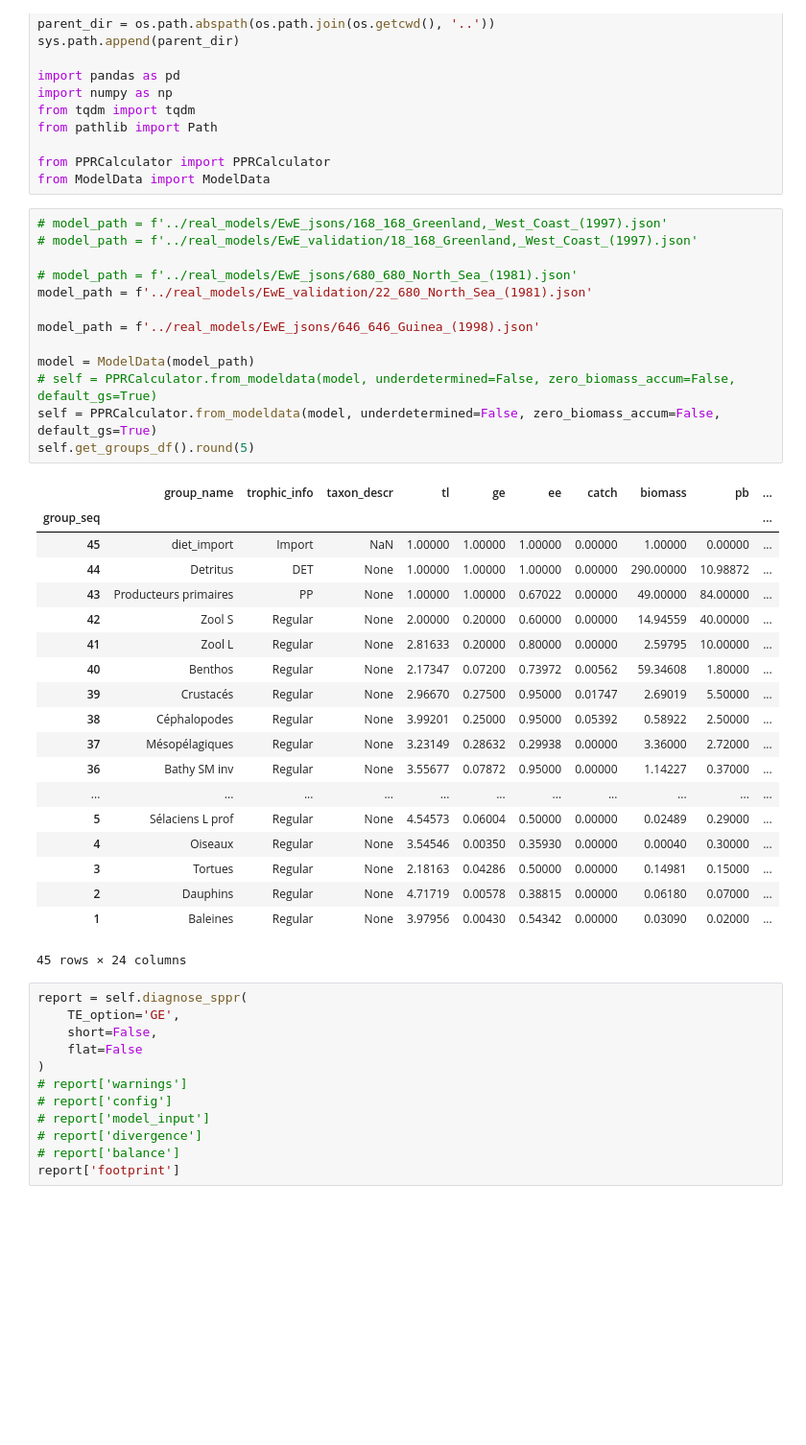
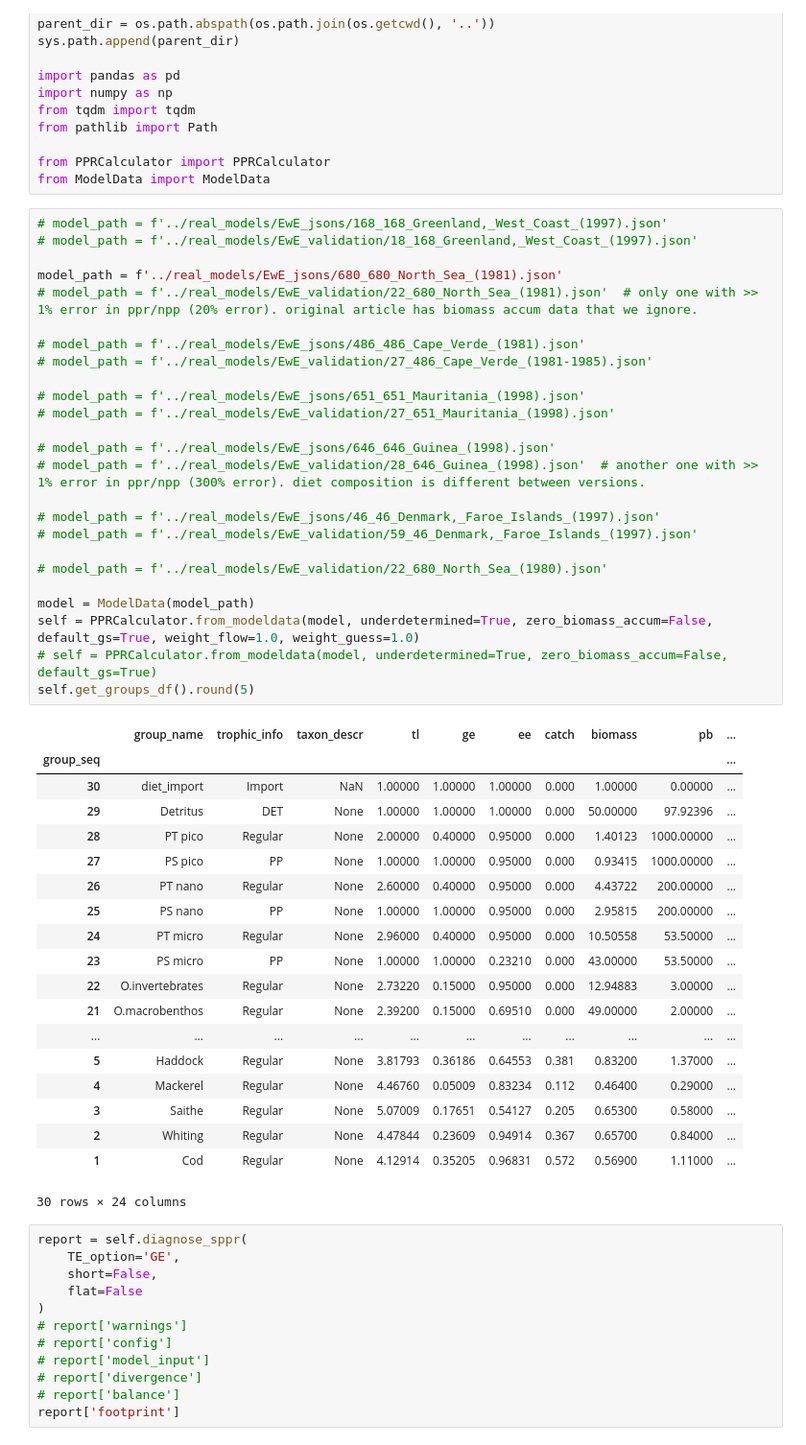
Before and after one commit to idocarmel1/PPREstimation, a Jupyter notebook: notebooks/extraction_validation.ipynb, the cells around one changed output. Shown at 96% size. Saved outputs shown, nothing was run; the diff lists cells and outputs as text; blank space fills up the shorter version.

```diff
--- a/notebooks/extraction_validation.ipynb
+++ b/notebooks/extraction_validation.ipynb
@@ -16,36 +16,48 @@ from ModelData import ModelData
 # %%
 # model_path = f'../real_models/EwE_jsons/168_168_Greenland,_West_Coast_(1997).json'
 # model_path = f'../real_models/EwE_validation/18_168_Greenland,_West_Coast_(1997).json'
 
-# model_path = f'../real_models/EwE_jsons/680_680_North_Sea_(1981).json'
-model_path = f'../real_models/EwE_validation/22_680_North_Sea_(1981).json'
+model_path = f'../real_models/EwE_jsons/680_680_North_Sea_(1981).json'
+# model_path = f'../real_models/EwE_validation/22_680_North_Sea_(1981).json'  # only one with >> 1% error in ppr/npp (20% error). original article has biomass accum data that we ignore.
 
-model_path = f'../real_models/EwE_jsons/646_646_Guinea_(1998).json'
+# model_path = f'../real_models/EwE_jsons/486_486_Cape_Verde_(1981).json'
+# model_path = f'../real_models/EwE_validation/27_486_Cape_Verde_(1981-1985).json'
+
+# model_path = f'../real_models/EwE_jsons/651_651_Mauritania_(1998).json'
+# model_path = f'../real_models/EwE_validation/27_651_Mauritania_(1998).json'
+
+# model_path = f'../real_models/EwE_jsons/646_646_Guinea_(1998).json'
+# model_path = f'../real_models/EwE_validation/28_646_Guinea_(1998).json'  # another one with >> 1% error in ppr/npp (300% error). diet composition is different between versions.
+
+# model_path = f'../real_models/EwE_jsons/46_46_Denmark,_Faroe_Islands_(1997).json'
+# model_path = f'../real_models/EwE_validation/59_46_Denmark,_Faroe_Islands_(1997).json'
+
+# model_path = f'../real_models/EwE_validation/22_680_North_Sea_(1980).json'
 
 model = ModelData(model_path)
-# self = PPRCalculator.from_modeldata(model, underdetermined=False, zero_biomass_accum=False, default_gs=True)
-self = PPRCalculator.from_modeldata(model, underdetermined=False, zero_biomass_accum=False, default_gs=True)
+self = PPRCalculator.from_modeldata(model, underdetermined=True, zero_biomass_accum=False, default_gs=True, weight_flow=1.0, weight_guess=1.0)
+# self = PPRCalculator.from_modeldata(model, underdetermined=True, zero_biomass_accum=False, default_gs=True)
 self.get_groups_df().round(5)
 # %% [output]
 |  | group_name | trophic_info | taxon_descr | tl | ge | ee | catch | biomass | pb | ... |
 | group_seq |  |  |  |  |  |  |  |  |  | ... |
-| 45 | diet_import | Import | NaN | 1.00000 | 1.00000 | 1.00000 | 0.00000 | 1.00000 | 0.00000 | ... |
-| 44 | Detritus | DET | None | 1.00000 | 1.00000 | 1.00000 | 0.00000 | 290.00000 | 10.98872 | ... |
-| 43 | Producteurs primaires | PP | None | 1.00000 | 1.00000 | 0.67022 | 0.00000 | 49.00000 | 84.00000 | ... |
-| 42 | Zool S | Regular | None | 2.00000 | 0.20000 | 0.60000 | 0.00000 | 14.94559 | 40.00000 | ... |
-| 41 | Zool L | Regular | None | 2.81633 | 0.20000 | 0.80000 | 0.00000 | 2.59795 | 10.00000 | ... |
-| 40 | Benthos | Regular | None | 2.17347 | 0.07200 | 0.73972 | 0.00562 | 59.34608 | 1.80000 | ... |
-| 39 | Crustacés | Regular | None | 2.96670 | 0.27500 | 0.95000 | 0.01747 | 2.69019 | 5.50000 | ... |
-| 38 | Céphalopodes | Regular | None | 3.99201 | 0.25000 | 0.95000 | 0.05392 | 0.58922 | 2.50000 | ... |
-| 37 | Mésopélagiques | Regular | None | 3.23149 | 0.28632 | 0.29938 | 0.00000 | 3.36000 | 2.72000 | ... |
-| 36 | Bathy SM inv | Regular | None | 3.55677 | 0.07872 | 0.95000 | 0.00000 | 1.14227 | 0.37000 | ... |
+| 30 | diet_import | Import | NaN | 1.00000 | 1.00000 | 1.00000 | 0.000 | 1.00000 | 0.00000 | ... |
+| 29 | Detritus | DET | None | 1.00000 | 1.00000 | 1.00000 | 0.000 | 50.00000 | 97.92396 | ... |
+| 28 | PT pico | Regular | None | 2.00000 | 0.40000 | 0.95000 | 0.000 | 1.40123 | 1000.00000 | ... |
+| 27 | PS pico | PP | None | 1.00000 | 1.00000 | 0.95000 | 0.000 | 0.93415 | 1000.00000 | ... |
+| 26 | PT nano | Regular | None | 2.60000 | 0.40000 | 0.95000 | 0.000 | 4.43722 | 200.00000 | ... |
+| 25 | PS nano | PP | None | 1.00000 | 1.00000 | 0.95000 | 0.000 | 2.95815 | 200.00000 | ... |
+| 24 | PT micro | Regular | None | 2.96000 | 0.40000 | 0.95000 | 0.000 | 10.50558 | 53.50000 | ... |
+| 23 | PS micro | PP | None | 1.00000 | 1.00000 | 0.23210 | 0.000 | 43.00000 | 53.50000 | ... |
+| 22 | O.invertebrates | Regular | None | 2.73220 | 0.15000 | 0.95000 | 0.000 | 12.94883 | 3.00000 | ... |
+| 21 | O.macrobenthos | Regular | None | 2.39200 | 0.15000 | 0.69510 | 0.000 | 49.00000 | 2.00000 | ... |
 | ... | ... | ... | ... | ... | ... | ... | ... | ... | ... | ... |
-| 5 | Sélaciens L prof | Regular | None | 4.54573 | 0.06004 | 0.50000 | 0.00000 | 0.02489 | 0.29000 | ... |
-| 4 | Oiseaux | Regular | None | 3.54546 | 0.00350 | 0.35930 | 0.00000 | 0.00040 | 0.30000 | ... |
-| 3 | Tortues | Regular | None | 2.18163 | 0.04286 | 0.50000 | 0.00000 | 0.14981 | 0.15000 | ... |
-| 2 | Dauphins | Regular | None | 4.71719 | 0.00578 | 0.38815 | 0.00000 | 0.06180 | 0.07000 | ... |
-| 1 | Baleines | Regular | None | 3.97956 | 0.00430 | 0.54342 | 0.00000 | 0.03090 | 0.02000 | ... |
+| 5 | Haddock | Regular | None | 3.81793 | 0.36186 | 0.64553 | 0.381 | 0.83200 | 1.37000 | ... |
+| 4 | Mackerel | Regular | None | 4.46760 | 0.05009 | 0.83234 | 0.112 | 0.46400 | 0.29000 | ... |
+| 3 | Saithe | Regular | None | 5.07009 | 0.17651 | 0.54127 | 0.205 | 0.65300 | 0.58000 | ... |
+| 2 | Whiting | Regular | None | 4.47844 | 0.23609 | 0.94914 | 0.367 | 0.65700 | 0.84000 | ... |
+| 1 | Cod | Regular | None | 4.12914 | 0.35205 | 0.96831 | 0.572 | 0.56900 | 1.11000 | ... |
-45 rows × 24 columns
+30 rows × 24 columns
 # %%
 report = self.diagnose_sppr(
     TE_option='GE',
```
Also changed, not shown: parts of 5 cells of this notebook, 12 other files.
